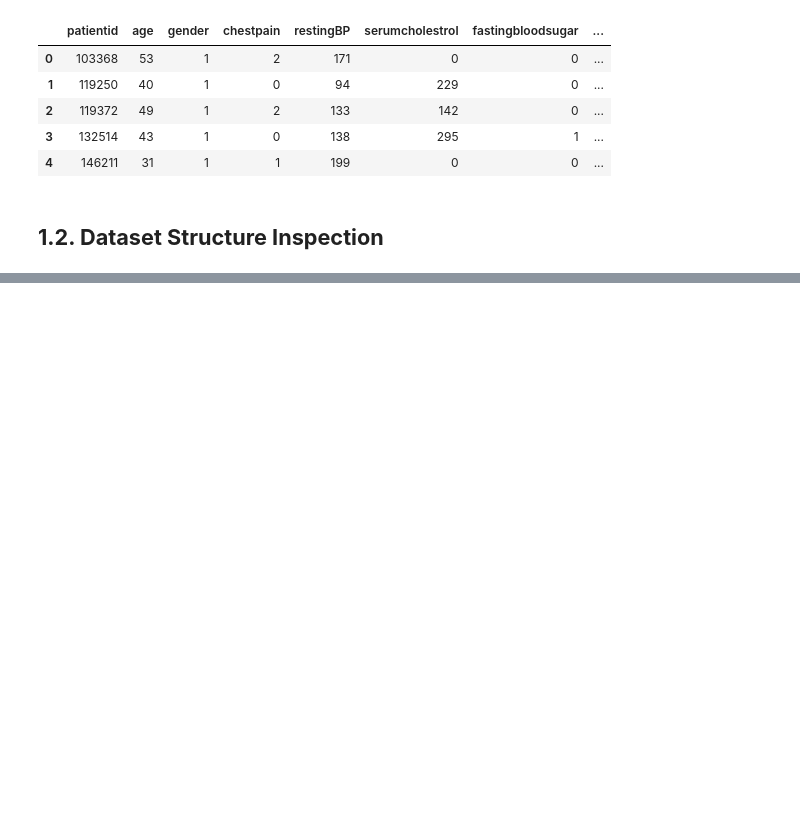
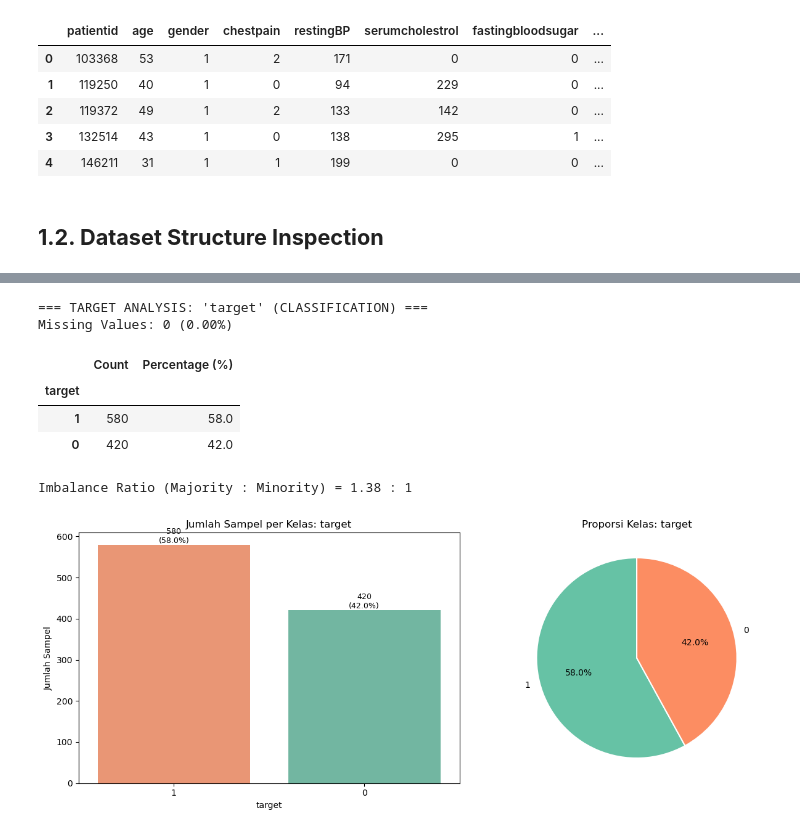
Before and after one commit to HafidzAfrieno/Artificial_Intelligence_Laboratory, a Jupyter notebook: projects/machine-learning/heart-disease-risk-classification/model/notebooks/01_exploratory_data_analysis.ipynb, the cells around one changed output, grey strips where cells are left out. Saved outputs shown, nothing was run; the diff lists cells and outputs as text; code cells hidden in the pictures; blank space fills up the shorter version.

```diff
--- a/projects/machine-learning/heart-disease-risk-classification/model/notebooks/01_exploratory_data_analysis.ipynb
+++ b/projects/machine-learning/heart-disease-risk-classification/model/notebooks/01_exploratory_data_analysis.ipynb
@@ -550,0 +70,11 @@ summary
+# %%
+target_analysis(df,target_col='target')
+# %% [output]
+=== TARGET ANALYSIS: 'target' (CLASSIFICATION) ===
+Missing Values: 0 (0.00%)
+|  | Count | Percentage (%) |
+| target |  |  |
+| 1 | 580 | 58.0 |
+| 0 | 420 | 42.0 |
+Imbalance Ratio (Majority : Minority) = 1.38 : 1
+[figure, added]
```
Also changed, not shown: parts of 41 cells of this notebook, 1 other file.
